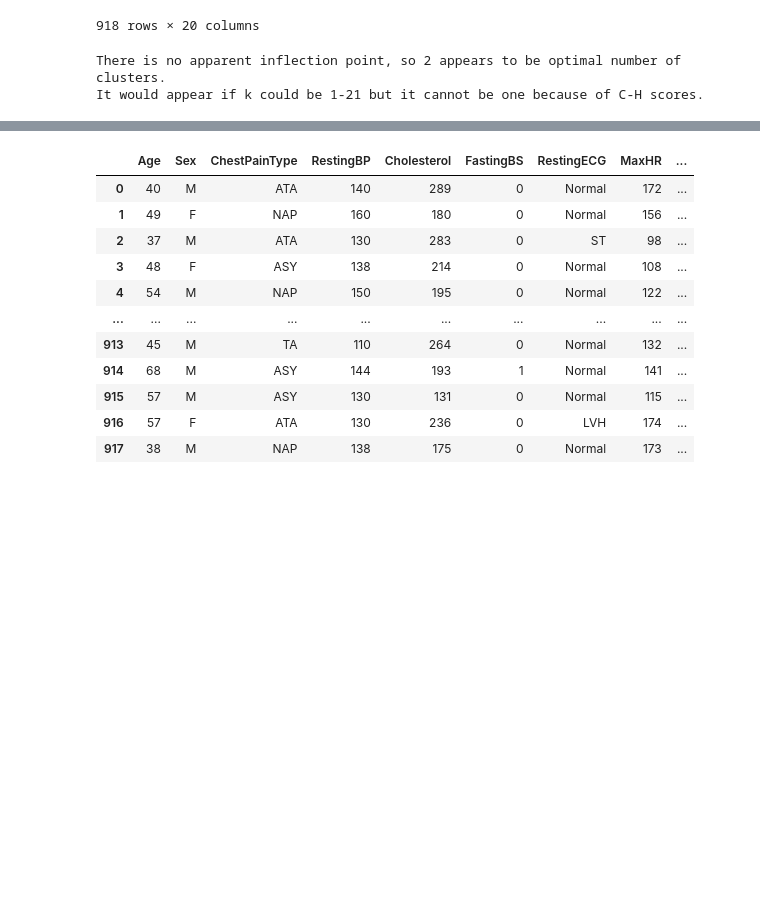
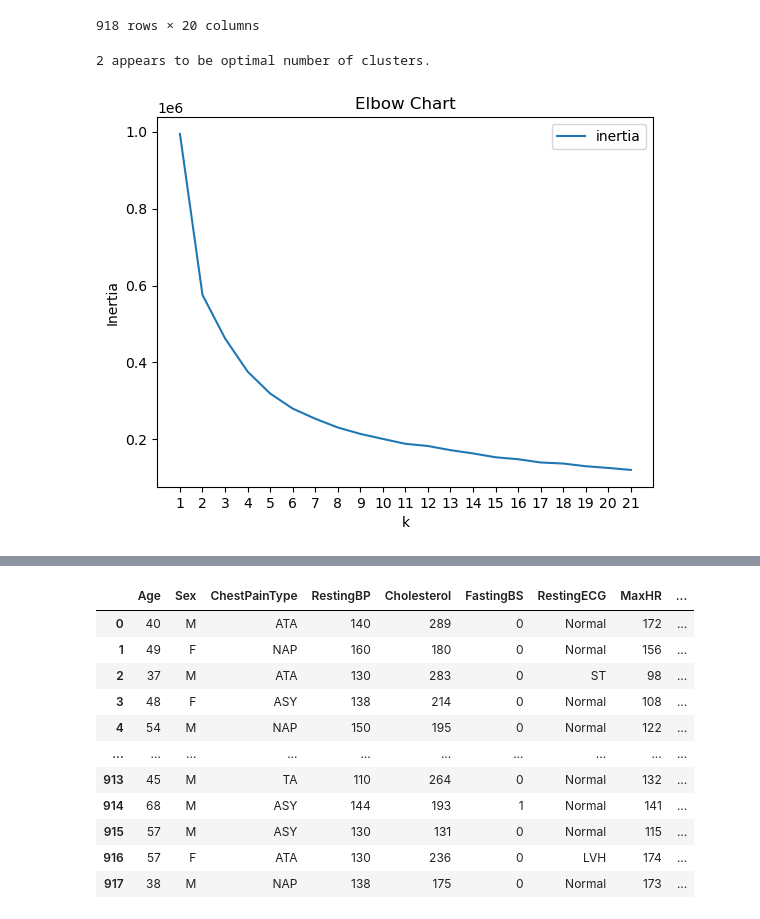
Before and after one commit to andrewjmack/coronary-disease-predictive-model, a Jupyter notebook: Data_Cleaning.ipynb, the cells around one changed output, grey strips where cells are left out. Cells and saved outputs as stored; diff of their text form; code cells hidden in the pictures; blank space fills up the shorter version.

Commit message:
created images and fixed graphs in data_cleaning and initial_eda

```diff
--- a/Data_Cleaning.ipynb
+++ b/Data_Cleaning.ipynb
@@ -223,7 +227,8 @@ from sklearn.metrics import calinski_harabasz_score
 #Create initial lists for elbow method and calinski-harabasz scores to determine optimal number of clusters
 inertia = []
 calinski_harabasz_scores = []
-k = list(range(2, 22))
+c_h_list = []
+k = list(range(1, 22))
 # %%
 #Create a temporary dataframe with one-hot encoding for all variables
 temp_df = pd.get_dummies(df)
@@ -252,26 +257,36 @@ for i in k:
     k_model = KMeans(n_clusters=i, random_state=1)
     k_model.fit(temp_df_dropped)
     inertia.append(k_model.inertia_)
-    score = calinski_harabasz_score(temp_df_dropped, k_model.labels_)
-    calinski_harabasz_scores.append(score)
+    if (i != 1):
+        score = calinski_harabasz_score(temp_df_dropped, k_model.labels_)
+        c_h_list.append(i)
+        calinski_harabasz_scores.append(score)
 # %%
 #Create a dataframe of the inertia data and plot it to find optimal number of clusters
 
 elbow_data = {"k": k, "inertia": inertia}
 df_elbow = pd.DataFrame(elbow_data)
 
-print("There is no apparent inflection point, so 2 appears to be optimal number of clusters.")
-print("It would appear if k could be 1-21 but it cannot be one because of C-H scores.")
+print("2 appears to be optimal number of clusters.")
+
+# Line plot
+df_elbow.plot(x="k", y="inertia", kind='line')
+plt.title('Elbow Chart')
+plt.xlabel('k')
+plt.ylabel("Inertia")
+plt.xticks(k)
+plt.savefig("resources/images/elbow_chart.png")
+plt.show()
 
 df_elbow.hvplot.line(
     x="k",
     y="inertia",
     title="Elbow Curve",
     xticks=k
 )
 # %% [output]
-There is no apparent inflection point, so 2 appears to be optimal number of clusters.
-It would appear if k could be 1-21 but it cannot be one because of C-H scores.
+2 appears to be optimal number of clusters.
+[figure, added]
 [interactive output not drawn]
 # %%
 #Check calinski-harabasz scores
```
Also changed, not shown: parts of 6 cells of this notebook, 9 other files.
